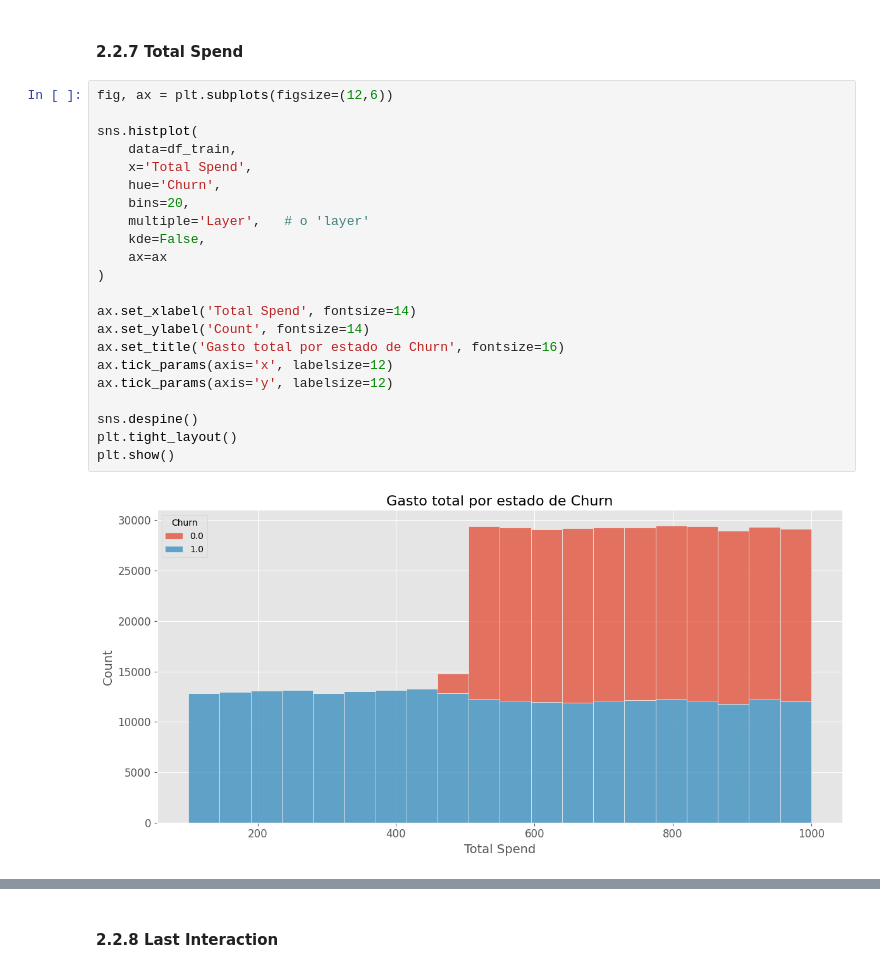
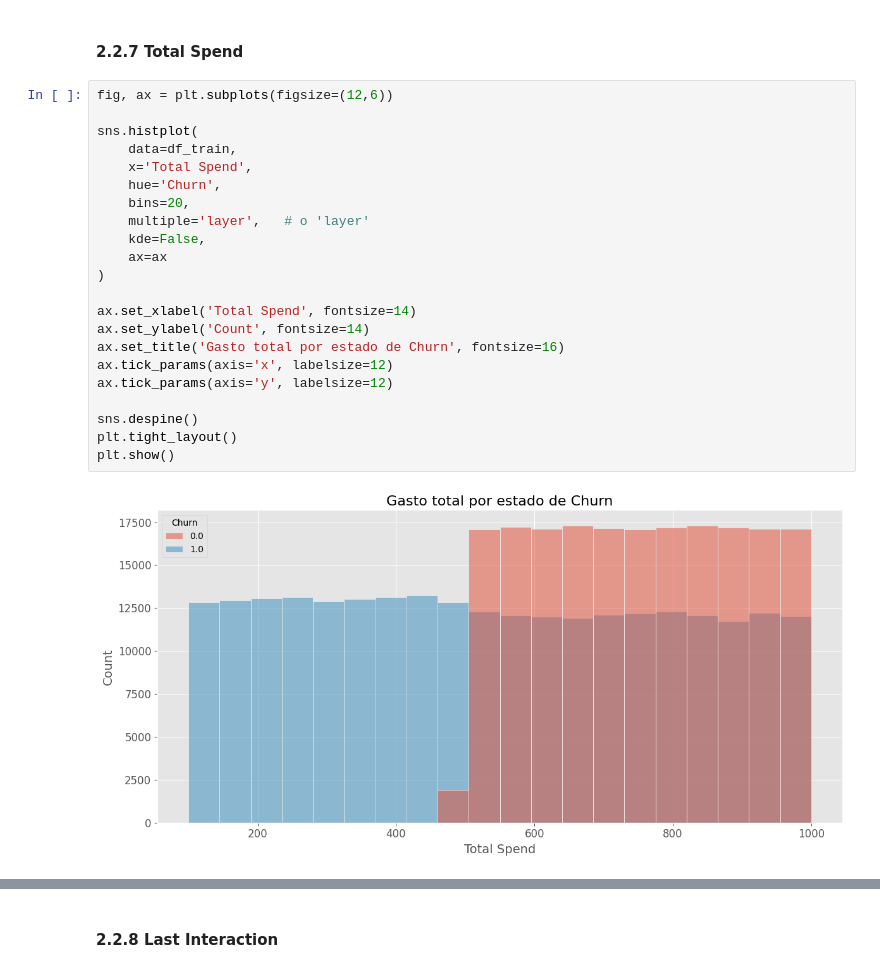
Before and after one commit to cacelass/tasa_churn, a Jupyter notebook: notebooks/0-1-Alejandro Cancelas Chapela-ProcesamientoDatos.ipynb, the cells around one changed output, grey strips where cells are left out. Cells and saved outputs as stored; diff of their text form.

```diff
--- a/notebooks/0-1-Alejandro Cancelas Chapela-ProcesamientoDatos.ipynb
+++ b/notebooks/0-1-Alejandro Cancelas Chapela-ProcesamientoDatos.ipynb
@@ -369,24 +453,24 @@ plt.show()
 # %%
 fig, ax = plt.subplots(figsize=(12,6))
 
 sns.histplot(
     data=df_train,
     x='Total Spend',
     hue='Churn',
     bins=20,
-    multiple='Layer',   # o 'layer'
+    multiple='layer',   # o 'layer'
     kde=False,
     ax=ax
 )
 
 ax.set_xlabel('Total Spend', fontsize=14)
 ax.set_ylabel('Count', fontsize=14)
 ax.set_title('Gasto total por estado de Churn', fontsize=16)
 ax.tick_params(axis='x', labelsize=12)
 ax.tick_params(axis='y', labelsize=12)
 
 sns.despine()
 plt.tight_layout()
 plt.show()
 # %% [output]
-[figure, old version]
+[figure, new version]
```
Also changed, not shown: parts of 27 cells of this notebook.
